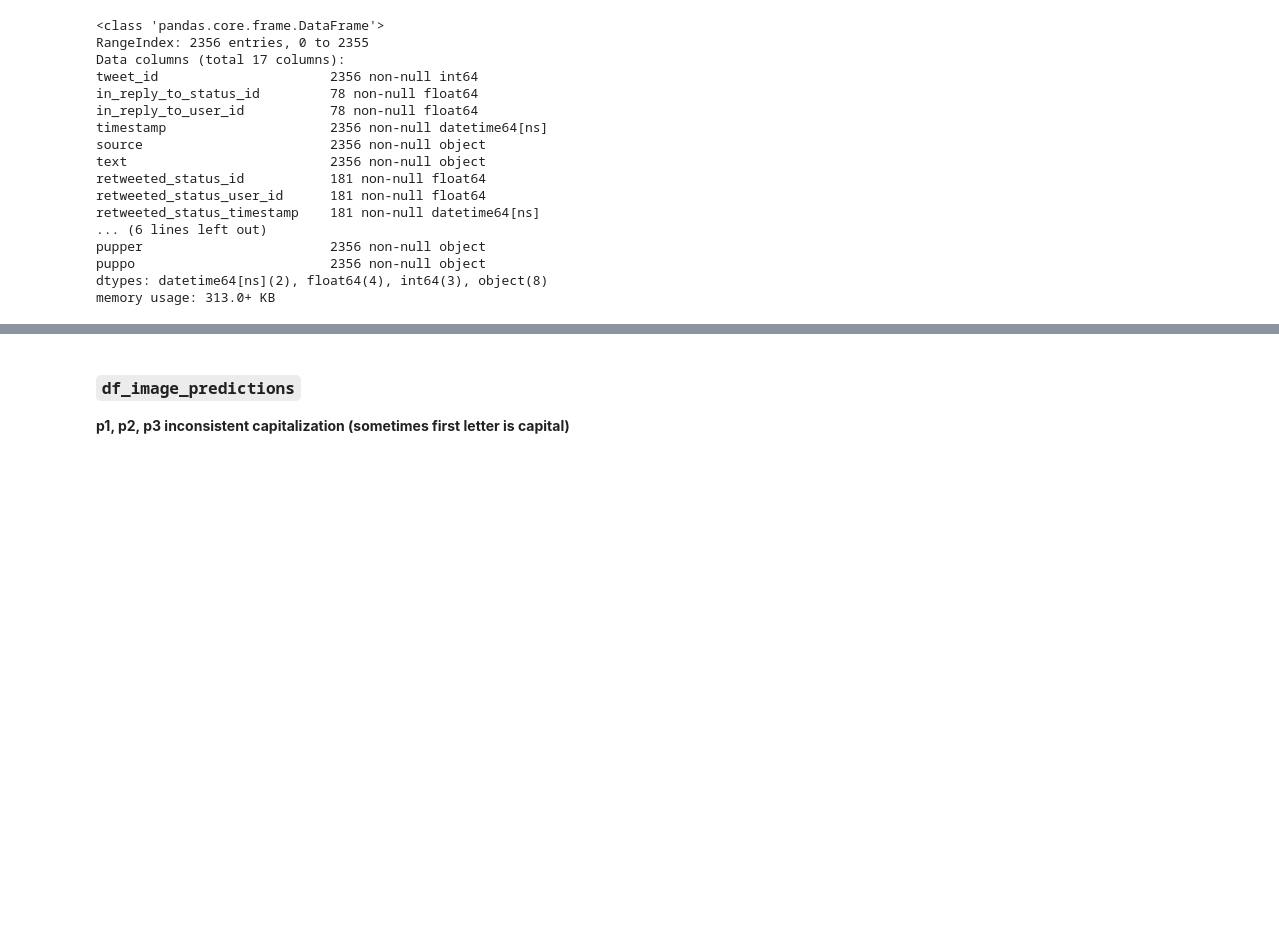
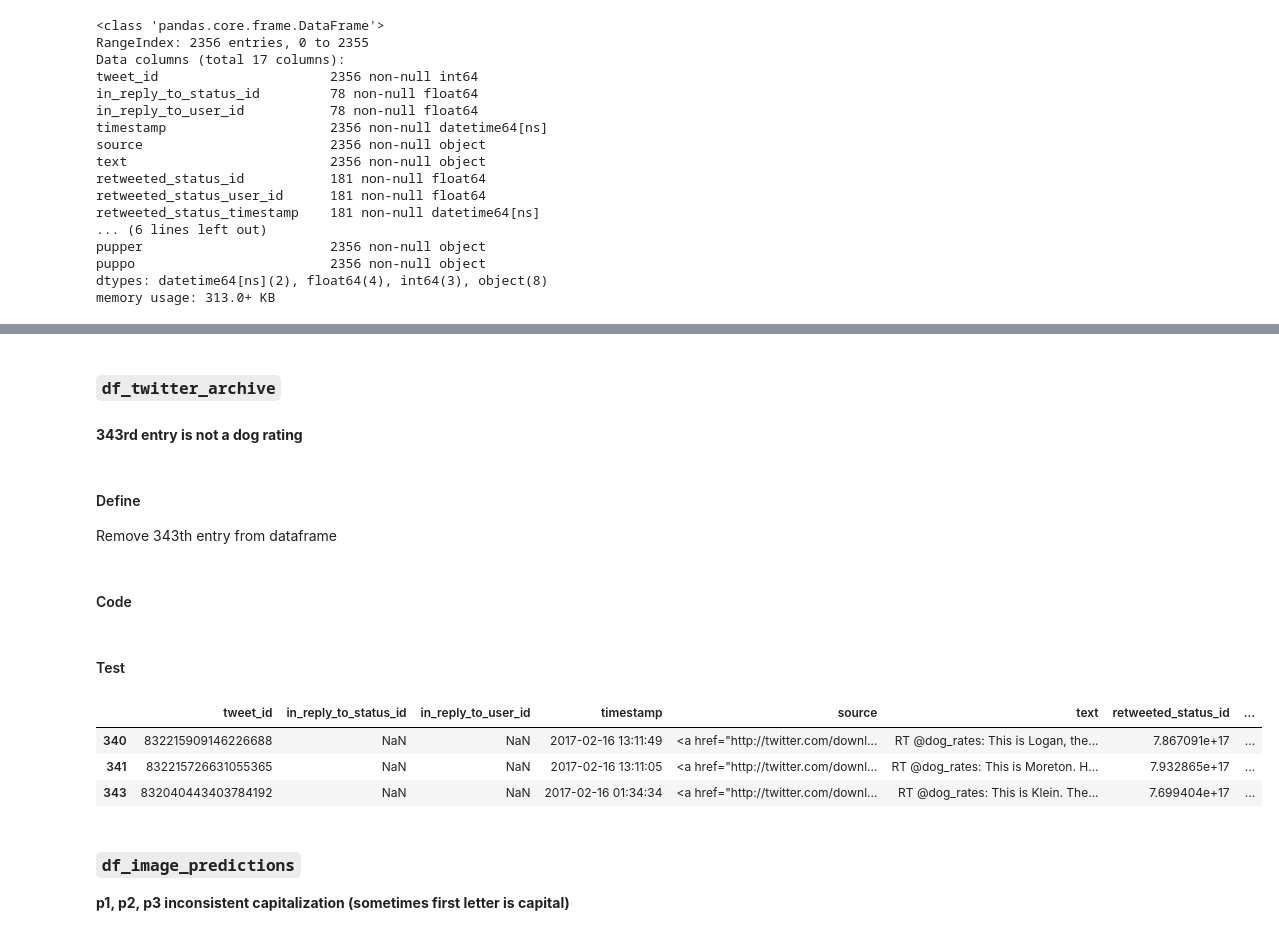
Before and after one commit to MrGeislinger/UdacityDAND_Proj_WrangleAndAnalyzeData, a Jupyter notebook: wrangle_act.ipynb, the cells around one changed output, grey strips where cells are left out. Saved outputs shown, nothing was run; the diff lists cells and outputs as text; code cells hidden in the pictures; blank space fills up the shorter version.

```diff
--- a/wrangle_act.ipynb
+++ b/wrangle_act.ipynb
@@ -425,0 +432,16 @@ memory usage: 313.0+ KB
+# %%
+# List of problem entries (entries starts at 0)
+problem_entries_indexes = [x-1 for x in [1069, 1166, 2336]]
+problem_entries = df_clean_twitter_archive.iloc[problem_entries_indexes]
+
+for txt in problem_entries.text:#rating_numerator:
+        print(txt)
+
+df_clean_twitter_archive.at[problem_entries_indexes[0], 'rating_numerator'] = 14
+df_clean_twitter_archive.at[problem_entries_indexes[0], 'rating_denominator'] = 10
+
+df_clean_twitter_archive.at[problem_entries_indexes[1], 'rating_numerator'] = 13
+df_clean_twitter_archive.at[problem_entries_indexes[1], 'rating_denominator'] = 10
+
+df_clean_twitter_archive.at[problem_entries_indexes[2], 'rating_numerator'] = 9
+df_clean_twitter_archive.at[problem_entries_indexes[2], 'rating_denominator'] = 10
@@ -426,3 +469,25 @@ memory usage: 313.0+ KB
+# %% [markdown]
+### `df_twitter_archive`
+#### **343rd entry  is not a dog rating**
+# %% [markdown]
+#### Define
+
+Remove 343th entry from dataframe
+# %% [markdown]
+#### Code
+# %%
+# Drop 343rd entry (index=342 since starts at zero)
+df_clean_twitter_archive = df_clean_twitter_archive.drop(df_clean_twitter_archive.index[342])
+# %% [markdown]
+#### Test
+# %%
+# Check entries about point
+df_clean_twitter_archive.iloc[340:343]
+# %% [output]
+|  | tweet_id | in_reply_to_status_id | in_reply_to_user_id | timestamp | source | text | retweeted_status_id | ... |
+| 340 | 832215909146226688 | NaN | NaN | 2017-02-16 13:11:49 | <a href="http://twitter.com/downl... | RT @dog_rates: This is Logan, the... | 7.867091e+17 | ... |
+| 341 | 832215726631055365 | NaN | NaN | 2017-02-16 13:11:05 | <a href="http://twitter.com/downl... | RT @dog_rates: This is Moreton. H... | 7.932865e+17 | ... |
+| 343 | 832040443403784192 | NaN | NaN | 2017-02-16 01:34:34 | <a href="http://twitter.com/downl... | RT @dog_rates: This is Klein. The... | 7.699404e+17 | ... |
 # %% [markdown]
 ### `df_image_predictions`
 
```
Also changed, not shown: parts of 9 cells of this notebook.
